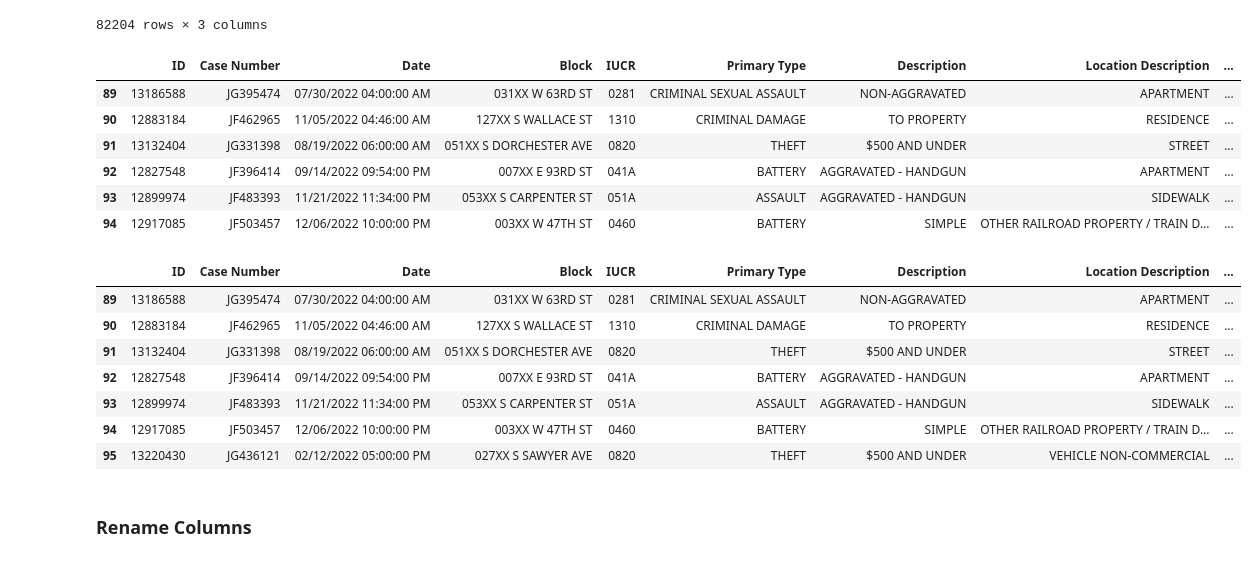
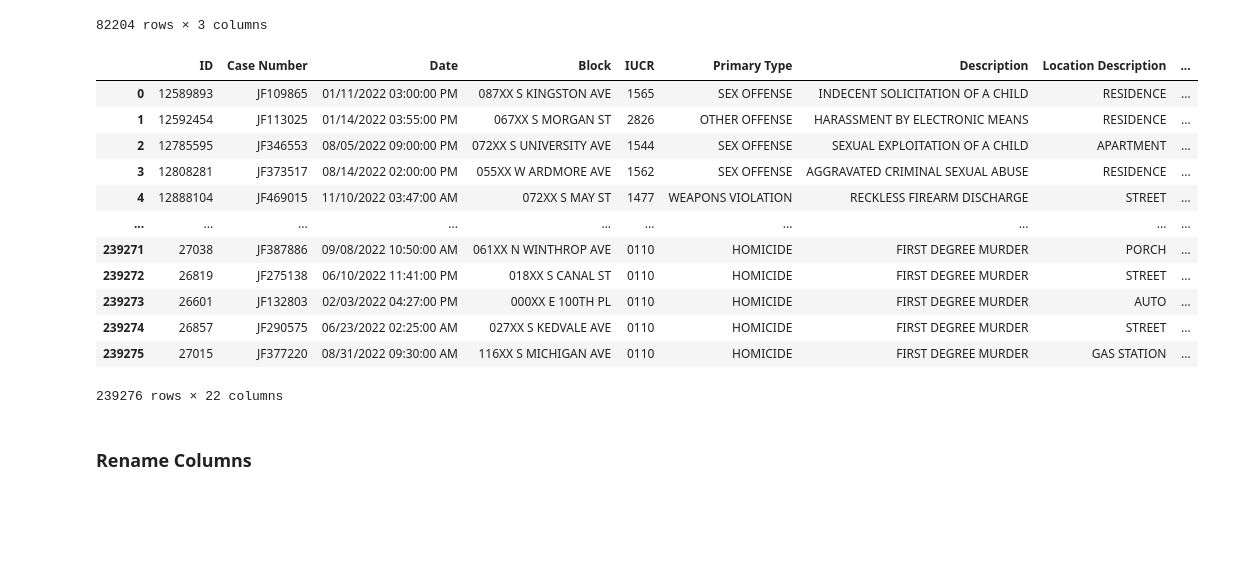
Before and after one commit to ksa-de101-0824/python-pandas, a Jupyter notebook: Demo/1 import data and manipulation.ipynb, the cells around one changed output. Saved outputs shown, nothing was run; the diff lists cells and outputs as text; code cells hidden in the pictures; blank space fills up the shorter version.

Commit message:
my first commit

```diff
--- a/Demo/1 import data and manipulation.ipynb
+++ b/Demo/1 import data and manipulation.ipynb
@@ -169,25 +194,25 @@ df_crime.loc[89:82292 , ['Description', 'X Coordinate', 'Y Coordinate']]
 82204 rows × 3 columns
 # %%
 # Not specifying columns also can
-display(df_crime[89: 95])
+# kalai kita nak select row, and nak specify which column.
+# display(df_crime[89: 95])
 
-display(df_crime.loc[89: 95])
+# display(df_crime.loc[89: 95])
+display(df_crime.loc[:'ID'])
 # %% [output]
 |  | ID | Case Number | Date | Block | IUCR | Primary Type | Description | Location Description | ... |
-| 89 | 13186588 | JG395474 | 07/30/2022 04:00:00 AM | 031XX W 63RD ST | 0281 | CRIMINAL SEXUAL ASSAULT | NON-AGGRAVATED | APARTMENT | ... |
-| 90 | 12883184 | JF462965 | 11/05/2022 04:46:00 AM | 127XX S WALLACE ST | 1310 | CRIMINAL DAMAGE | TO PROPERTY | RESIDENCE | ... |
-| 91 | 13132404 | JG331398 | 08/19/2022 06:00:00 AM | 051XX S DORCHESTER AVE | 0820 | THEFT | $500 AND UNDER | STREET | ... |
-| 92 | 12827548 | JF396414 | 09/14/2022 09:54:00 PM | 007XX E 93RD ST | 041A | BATTERY | AGGRAVATED - HANDGUN | APARTMENT | ... |
-| 93 | 12899974 | JF483393 | 11/21/2022 11:34:00 PM | 053XX S CARPENTER ST | 051A | ASSAULT | AGGRAVATED - HANDGUN | SIDEWALK | ... |
-| 94 | 12917085 | JF503457 | 12/06/2022 10:00:00 PM | 003XX W 47TH ST | 0460 | BATTERY | SIMPLE | OTHER RAILROAD PROPERTY / TRAIN D... | ... |
+| 0 | 12589893 | JF109865 | 01/11/2022 03:00:00 PM | 087XX S KINGSTON AVE | 1565 | SEX OFFENSE | INDECENT SOLICITATION OF A CHILD | RESIDENCE | ... |
+| 1 | 12592454 | JF113025 | 01/14/2022 03:55:00 PM | 067XX S MORGAN ST | 2826 | OTHER OFFENSE | HARASSMENT BY ELECTRONIC MEANS | RESIDENCE | ... |
+| 2 | 12785595 | JF346553 | 08/05/2022 09:00:00 PM | 072XX S UNIVERSITY AVE | 1544 | SEX OFFENSE | SEXUAL EXPLOITATION OF A CHILD | APARTMENT | ... |
+| 3 | 12808281 | JF373517 | 08/14/2022 02:00:00 PM | 055XX W ARDMORE AVE | 1562 | SEX OFFENSE | AGGRAVATED CRIMINAL SEXUAL ABUSE | RESIDENCE | ... |
+| 4 | 12888104 | JF469015 | 11/10/2022 03:47:00 AM | 072XX S MAY ST | 1477 | WEAPONS VIOLATION | RECKLESS FIREARM DISCHARGE | STREET | ... |
+| ... | ... | ... | ... | ... | ... | ... | ... | ... | ... |
+| 239271 | 27038 | JF387886 | 09/08/2022 10:50:00 AM | 061XX N WINTHROP AVE | 0110 | HOMICIDE | FIRST DEGREE MURDER | PORCH | ... |
+| 239272 | 26819 | JF275138 | 06/10/2022 11:41:00 PM | 018XX S CANAL ST | 0110 | HOMICIDE | FIRST DEGREE MURDER | STREET | ... |
+| 239273 | 26601 | JF132803 | 02/03/2022 04:27:00 PM | 000XX E 100TH PL | 0110 | HOMICIDE | FIRST DEGREE MURDER | AUTO | ... |
+| 239274 | 26857 | JF290575 | 06/23/2022 02:25:00 AM | 027XX S KEDVALE AVE | 0110 | HOMICIDE | FIRST DEGREE MURDER | STREET | ... |
+| 239275 | 27015 | JF377220 | 08/31/2022 09:30:00 AM | 116XX S MICHIGAN AVE | 0110 | HOMICIDE | FIRST DEGREE MURDER | GAS STATION | ... |
-|  | ID | Case Number | Date | Block | IUCR | Primary Type | Description | Location Description | ... |
-| 89 | 13186588 | JG395474 | 07/30/2022 04:00:00 AM | 031XX W 63RD ST | 0281 | CRIMINAL SEXUAL ASSAULT | NON-AGGRAVATED | APARTMENT | ... |
-| 90 | 12883184 | JF462965 | 11/05/2022 04:46:00 AM | 127XX S WALLACE ST | 1310 | CRIMINAL DAMAGE | TO PROPERTY | RESIDENCE | ... |
-| 91 | 13132404 | JG331398 | 08/19/2022 06:00:00 AM | 051XX S DORCHESTER AVE | 0820 | THEFT | $500 AND UNDER | STREET | ... |
-| 92 | 12827548 | JF396414 | 09/14/2022 09:54:00 PM | 007XX E 93RD ST | 041A | BATTERY | AGGRAVATED - HANDGUN | APARTMENT | ... |
-| 93 | 12899974 | JF483393 | 11/21/2022 11:34:00 PM | 053XX S CARPENTER ST | 051A | ASSAULT | AGGRAVATED - HANDGUN | SIDEWALK | ... |
-| 94 | 12917085 | JF503457 | 12/06/2022 10:00:00 PM | 003XX W 47TH ST | 0460 | BATTERY | SIMPLE | OTHER RAILROAD PROPERTY / TRAIN D... | ... |
-| 95 | 13220430 | JG436121 | 02/12/2022 05:00:00 PM | 027XX S SAWYER AVE | 0820 | THEFT | $500 AND UNDER | VEHICLE NON-COMMERCIAL | ... |
+239276 rows × 22 columns
 # %% [markdown]
 ### Rename Columns
 # %% [markdown]
```
Also changed, not shown: parts of 38 cells of this notebook.
